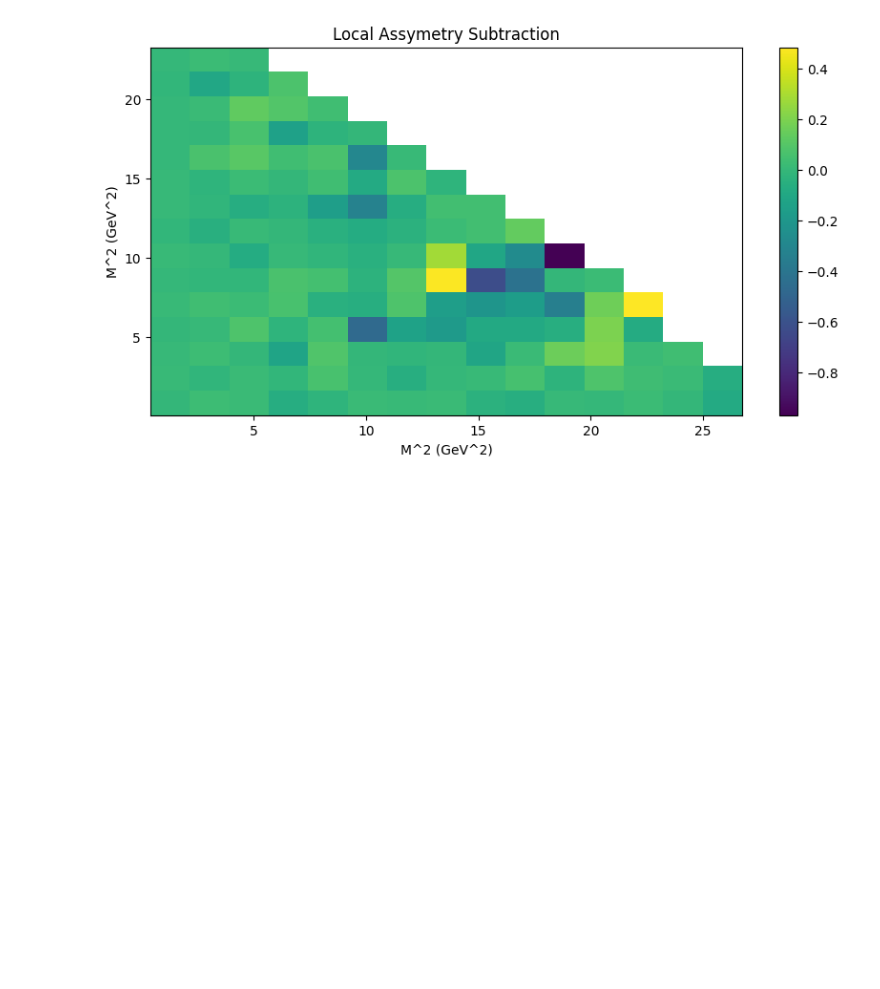
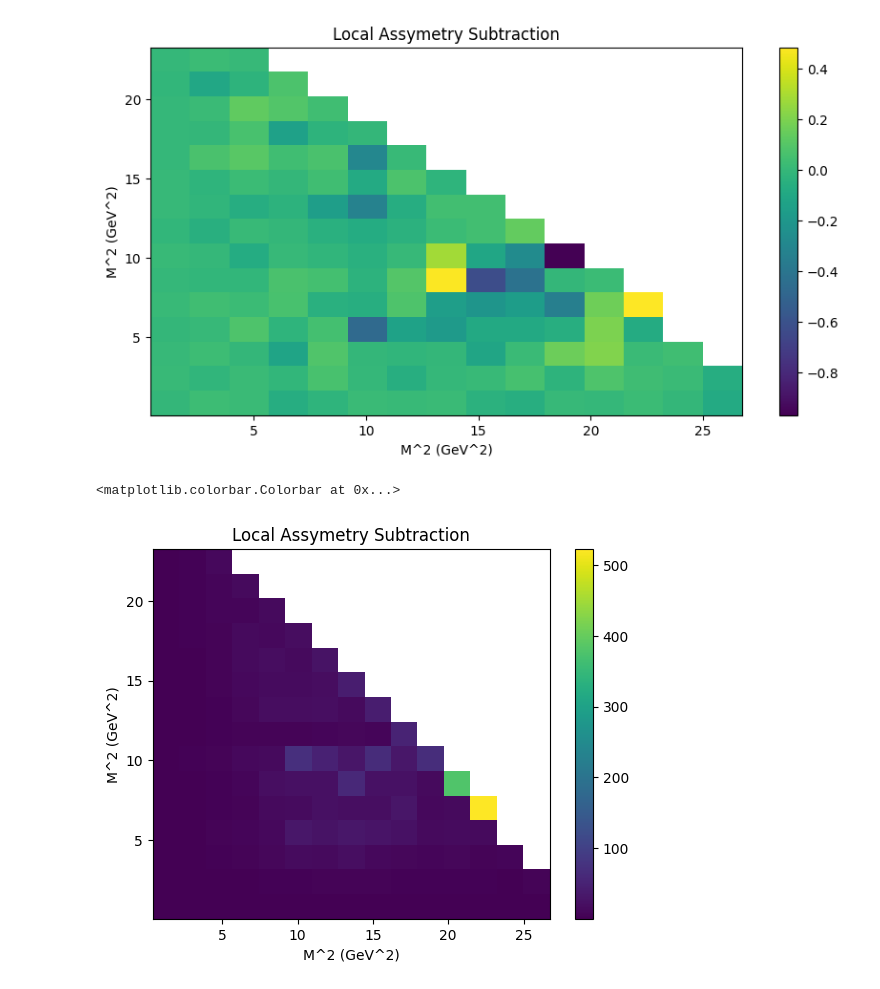
Before and after one commit to aavashsubedi/labs_yr3, a Jupyter notebook: matter_antimatter/aavash.ipynb, the cells around one changed output. Saved outputs shown, nothing was run; the diff lists cells and outputs as text; code cells hidden in the pictures; blank space fills up the shorter version.

```diff
--- a/matter_antimatter/aavash.ipynb
+++ b/matter_antimatter/aavash.ipynb
@@ -1629,10 +1627,11 @@ w1 = (np.array(cleaned_positive_dalitz[0])).flatten()
 w2 = (np.array(cleaned_negative_dalitz[0])).flatten()
 wsub = np.subtract(w1,w2) # subtract bin content of two histograms
 wsummed = np.add(w1,w2)
-wsub = np.divide(wsub, wsummed)
+w_assymetry = np.divide(wsub, wsummed)
 
 # produce the new histogram
-cleaned_dalitz = plt.hist2d(xcentres,ycentres,weights=wsub, bins = [cleaned_positive_dalitz[1],cleaned_positive_dalitz[2]],
+cleaned_dalitz = plt.hist2d(xcentres,ycentres,weights=w_assymetry,
+ bins = [cleaned_positive_dalitz[1],cleaned_positive_dalitz[2]],
             ) # recycle the binning from above
 plt.colorbar(cleaned_dalitz[3]) # let's add the colour scale for histo 3
 plt.title('Local Assymetry Subtraction')
@@ -1641,3 +1640,15 @@ plt.ylabel('M^2 (GeV^2)')
 # %% [output]
 Text(0, 0.5, 'M^2 (GeV^2)')
 [figure]
+# %%
+w_unc = np.sqrt( 1- np.square(w_assymetry)) / np.sqrt(wsummed)
+dalitz_unc = plt.hist2d(xcentres, ycentres, weights=w_unc, bins = [cleaned_positive_dalitz[1],cleaned_positive_dalitz[2]],
+            )
+
+plt.title('Local Assymetry Subtraction')
+plt.xlabel('M^2 (GeV^2)')
+plt.ylabel('M^2 (GeV^2)')
+plt.colorbar(dalitz_unc[3]) # let's add the colour scale for histo 3
+# %% [output]
+<matplotlib.colorbar.Colorbar at 0x...>
+[figure, added]
```
Also changed, not shown: parts of 5 cells of this notebook.
